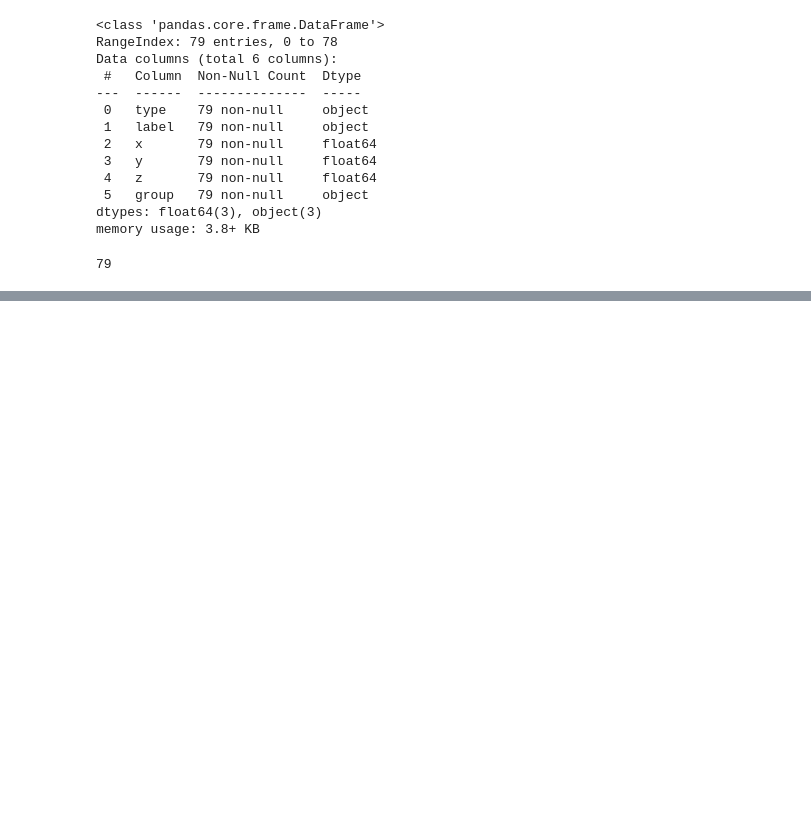
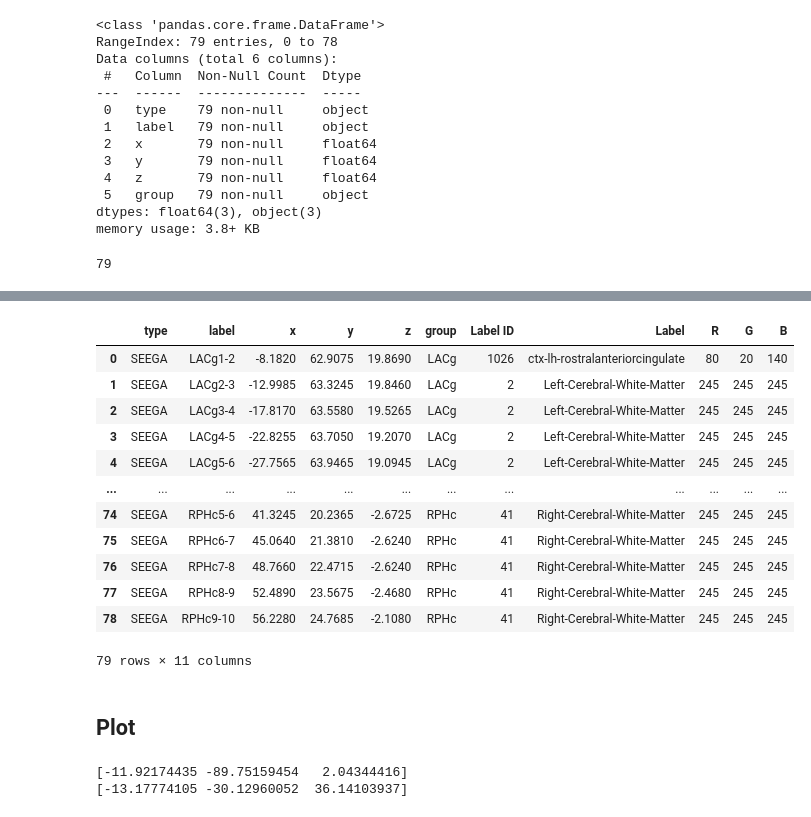
Before and after one commit to mcespedes99/HippiEEGAtlas, a Jupyter notebook: code/Position/create_bipolar.ipynb, the cells around one changed output, grey strips where cells are left out. Drawn from its saved outputs; the diff is of its cells as text; code cells hidden in the pictures; blank space fills up the shorter version.

```diff
--- a/code/Position/create_bipolar.ipynb
+++ b/code/Position/create_bipolar.ipynb
@@ -249,7 +249,7 @@ data_parc.shape
 # from non-contrast to contrast but the txt is inversed!
 t1_transform=readRegMatrix('/home/mcesped/projects/ctb-akhanf/cfmm-bids/Khan/clinical_imaging/epi_iEEG/derivatives/atlasreg/sub-P076/sub-P076_acq-noncontrast_desc-rigid_from-noncontrast_to-contrast_type-ras_xfm.txt')
 # %%
-caca = get_label_rgb(parc_obj, bipolar_elec, t1_transform, labels)
+df = get_label_rgb(parc_obj, bipolar_elec, t1_transform, labels)
 # %%
 bipolar_elec.info()
 # %% [output]
@@ -288,0 +273,18 @@ caca
+# %%
+df
+# %% [output]
+|  | type | label | x | y | z | group | Label ID | Label | R | G | B |
+| 0 | SEEGA | LACg1-2 | -8.1820 | 62.9075 | 19.8690 | LACg | 1026 | ctx-lh-rostralanteriorcingulate | 80 | 20 | 140 |
+| 1 | SEEGA | LACg2-3 | -12.9985 | 63.3245 | 19.8460 | LACg | 2 | Left-Cerebral-White-Matter | 245 | 245 | 245 |
+| 2 | SEEGA | LACg3-4 | -17.8170 | 63.5580 | 19.5265 | LACg | 2 | Left-Cerebral-White-Matter | 245 | 245 | 245 |
+| 3 | SEEGA | LACg4-5 | -22.8255 | 63.7050 | 19.2070 | LACg | 2 | Left-Cerebral-White-Matter | 245 | 245 | 245 |
+| 4 | SEEGA | LACg5-6 | -27.7565 | 63.9465 | 19.0945 | LACg | 2 | Left-Cerebral-White-Matter | 245 | 245 | 245 |
+| ... | ... | ... | ... | ... | ... | ... | ... | ... | ... | ... | ... |
+| 74 | SEEGA | RPHc5-6 | 41.3245 | 20.2365 | -2.6725 | RPHc | 41 | Right-Cerebral-White-Matter | 245 | 245 | 245 |
+| 75 | SEEGA | RPHc6-7 | 45.0640 | 21.3810 | -2.6240 | RPHc | 41 | Right-Cerebral-White-Matter | 245 | 245 | 245 |
+| 76 | SEEGA | RPHc7-8 | 48.7660 | 22.4715 | -2.6240 | RPHc | 41 | Right-Cerebral-White-Matter | 245 | 245 | 245 |
+| 77 | SEEGA | RPHc8-9 | 52.4890 | 23.5675 | -2.4680 | RPHc | 41 | Right-Cerebral-White-Matter | 245 | 245 | 245 |
+| 78 | SEEGA | RPHc9-10 | 56.2280 | 24.7685 | -2.1080 | RPHc | 41 | Right-Cerebral-White-Matter | 245 | 245 | 245 |
+79 rows × 11 columns
+# %% [markdown]
+## Plot
@@ -288,0 +301,14 @@ caca
+# %%
+pthlh = '/home/mcesped/projects/ctb-akhanf/cfmm-bids/Khan/clinical_imaging/epi_iEEG/derivatives/fastsurfer/sub-P076/surf/lh.pial'
+verl,facel=nb.freesurfer.read_geometry(pthlh)
+pthrh = '/home/mcesped/projects/ctb-akhanf/cfmm-bids/Khan/clinical_imaging/epi_iEEG/derivatives/fastsurfer/sub-P076/surf/rh.pial'
+verr,facer=nb.freesurfer.read_geometry(pthrh)
+all_ver = np.concatenate([verl, verr], axis=0)
+print(all_ver[5,:])
+all_face = np.concatenate([facel, facer+verl.shape[0]], axis=0)
+surf_mesh = [all_ver, all_face]
+all_ver_shift=(mne.transforms.apply_trans(to_MIR_transform, all_ver))
+print(all_ver_shift[5,:])
+# %% [output]
+[-11.92174435 -89.75159454   2.04344416]
+[-13.17774105 -30.12960052  36.14103937]
```
Also changed, not shown: parts of 10 cells of this notebook, 1 other file.
